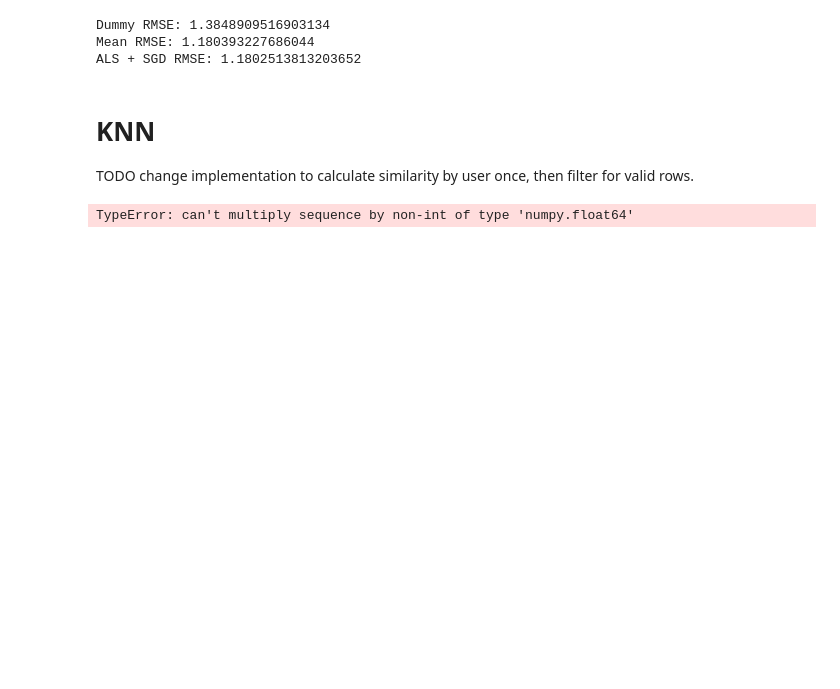
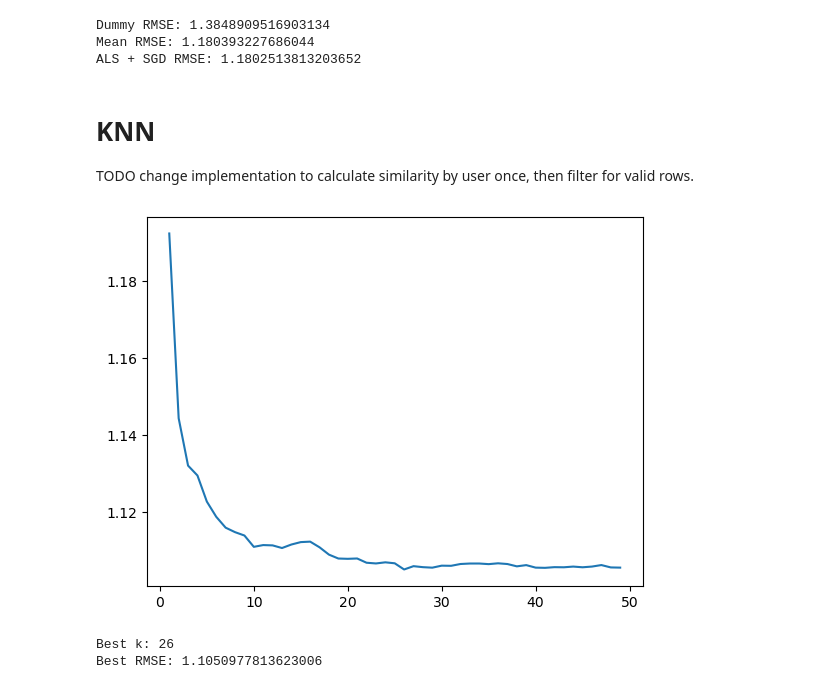
Before and after one commit to lucienwalewski/collaborative_filtering, a Jupyter notebook: notebooks/als_baseline.ipynb, the cells around one changed output. Cells and saved outputs as stored; diff of their text form; code cells hidden in the pictures; blank space fills up the shorter version.

Commit message:
Computing similarity only once

```diff
--- a/notebooks/als_baseline.ipynb
+++ b/notebooks/als_baseline.ipynb
@@ -295,20 +292,0 @@ def knn_user(k, val_user, train_users):
-# %%
-from tqdm import tqdm
-
-k = 5
-n_cols = train_data.MovieId.max() + 1
-
-predictions = []
-for i in tqdm(range(val_data.shape[0])):
-    user_id, movie_id = val_data.iloc[i][['UserId', 'MovieId']]
-    val_user = train_matrix[user_id]
-
-    train_users = train_data[train_data.MovieId == movie_id].UserId.unique()
-    train_users = train_matrix[train_users]
-
-    prediction = knn_user(k, val_user, train_users)
-    predictions.append(prediction[0,movie_id])
-
-val_data['Prediction'] = np.array(predictions) * train_std + train_mean
-# %% [output]
-TypeError: can't multiply sequence by non-int of type 'numpy.float64'
@@ -317,3 +293,39 @@ val_data['Prediction'] = np.array(predictions) * train_std + train_mean
+# %%
+similarities = cosine_similarity(train_matrix, train_matrix)
+# %%
+max_elements = 1000
+k = 3
+
+k_array = np.arange(1, 50, 2)
+rmse_array = []
+
+for k in tqdm(k_array):
+    predictions = np.zeros(val_data.shape[0])
+    for i in range(max_elements):
+        user_id, movie_id = val_data.iloc[i][['UserId', 'MovieId']]
+
+        user_id = int(user_id)
+        movie_id = int(movie_id)
+
+        train_users = train_matrix[:, movie_id].nonzero()[0]
+        prediction = train_matrix[np.argsort(similarities[user_id, train_users])[-k:], movie_id].mean()
+        predictions[i] = prediction
+
+    predictions = predictions * train_std + train_mean
+    rmse = mean_squared_error(val_data['Rating'][:max_elements], predictions[:max_elements], squared=False)
+    rmse_array.append(rmse)
+
+# val_data['Prediction'] = predictions
+# %%
+plt.plot(k_array, rmse_array)
+plt.show()
+
+print('Best k: {}'.format(k_array[np.argmin(rmse_array)]))
+print('Best RMSE: {}'.format(np.min(rmse_array)))
+# %% [output]
+[figure, added]
+Best k: 26
+Best RMSE: 1.1050977813623006
 # %%
 val_data.head()
 # %% [output]
```
Also changed, not shown: parts of 6 cells of this notebook.
